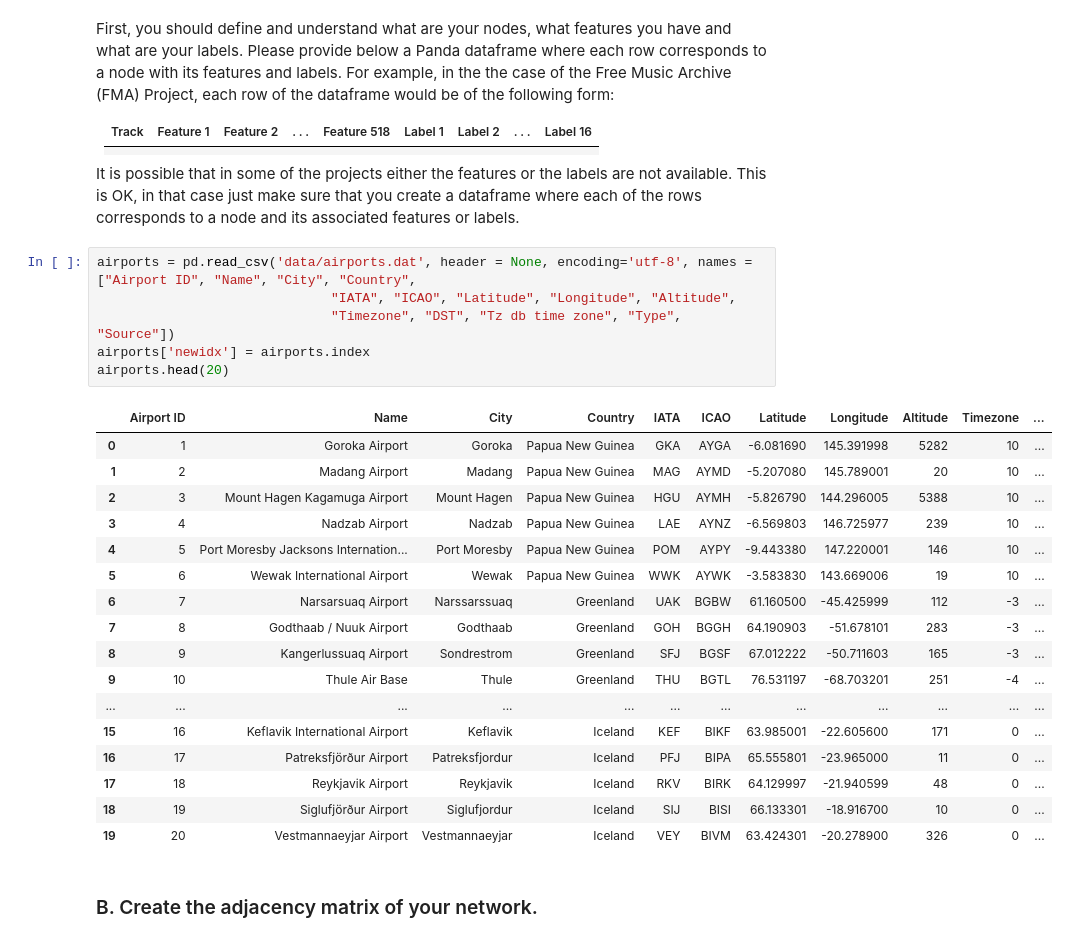
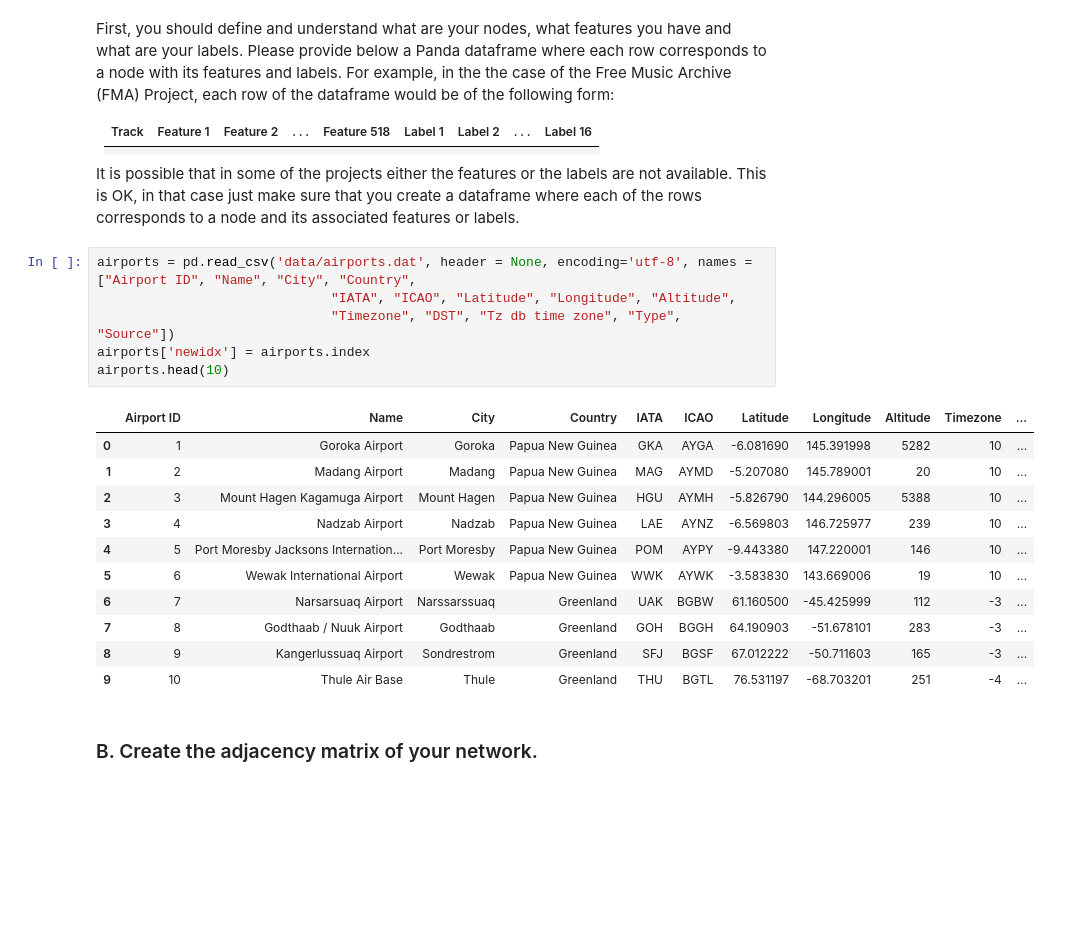
Before and after one commit to dsalathe/group_ntds, a Jupyter notebook: 1_network_properties.ipynb, the cells around one changed output. Saved outputs shown, nothing was run; the diff lists cells and outputs as text; blank space fills up the shorter version.

```diff
--- a/1_network_properties.ipynb
+++ b/1_network_properties.ipynb
@@ -40,27 +40,21 @@ It is possible that in some of the projects either the features or the labels ar
 # %%
 airports = pd.read_csv('data/airports.dat', header = None, encoding='utf-8', names = ["Airport ID", "Name", "City", "Country",
                               "IATA", "ICAO", "Latitude", "Longitude", "Altitude",
                               "Timezone", "DST", "Tz db time zone", "Type", "Source"])
 airports['newidx'] = airports.index
-airports.head(20)
+airports.head(10)
 # %% [output]
 |  | Airport ID | Name | City | Country | IATA | ICAO | Latitude | Longitude | Altitude | Timezone | ... |
 | 0 | 1 | Goroka Airport | Goroka | Papua New Guinea | GKA | AYGA | -6.081690 | 145.391998 | 5282 | 10 | ... |
 | 1 | 2 | Madang Airport | Madang | Papua New Guinea | MAG | AYMD | -5.207080 | 145.789001 | 20 | 10 | ... |
 | 2 | 3 | Mount Hagen Kagamuga Airport | Mount Hagen | Papua New Guinea | HGU | AYMH | -5.826790 | 144.296005 | 5388 | 10 | ... |
 | 3 | 4 | Nadzab Airport | Nadzab | Papua New Guinea | LAE | AYNZ | -6.569803 | 146.725977 | 239 | 10 | ... |
 | 4 | 5 | Port Moresby Jacksons Internation... | Port Moresby | Papua New Guinea | POM | AYPY | -9.443380 | 147.220001 | 146 | 10 | ... |
 | 5 | 6 | Wewak International Airport | Wewak | Papua New Guinea | WWK | AYWK | -3.583830 | 143.669006 | 19 | 10 | ... |
 | 6 | 7 | Narsarsuaq Airport | Narssarssuaq | Greenland | UAK | BGBW | 61.160500 | -45.425999 | 112 | -3 | ... |
 | 7 | 8 | Godthaab / Nuuk Airport | Godthaab | Greenland | GOH | BGGH | 64.190903 | -51.678101 | 283 | -3 | ... |
 | 8 | 9 | Kangerlussuaq Airport | Sondrestrom | Greenland | SFJ | BGSF | 67.012222 | -50.711603 | 165 | -3 | ... |
 | 9 | 10 | Thule Air Base | Thule | Greenland | THU | BGTL | 76.531197 | -68.703201 | 251 | -4 | ... |
-| ... | ... | ... | ... | ... | ... | ... | ... | ... | ... | ... | ... |
-| 15 | 16 | Keflavik International Airport | Keflavik | Iceland | KEF | BIKF | 63.985001 | -22.605600 | 171 | 0 | ... |
-| 16 | 17 | Patreksfjörður Airport | Patreksfjordur | Iceland | PFJ | BIPA | 65.555801 | -23.965000 | 11 | 0 | ... |
-| 17 | 18 | Reykjavik Airport | Reykjavik | Iceland | RKV | BIRK | 64.129997 | -21.940599 | 48 | 0 | ... |
-| 18 | 19 | Siglufjörður Airport | Siglufjordur | Iceland | SIJ | BISI | 66.133301 | -18.916700 | 10 | 0 | ... |
-| 19 | 20 | Vestmannaeyjar Airport | Vestmannaeyjar | Iceland | VEY | BIVM | 63.424301 | -20.278900 | 326 | 0 | ... |
 # %% [markdown]
 ### B. Create the adjacency matrix of your network.
 # %% [markdown]
```
Also changed, not shown: parts of 22 cells of this notebook.
